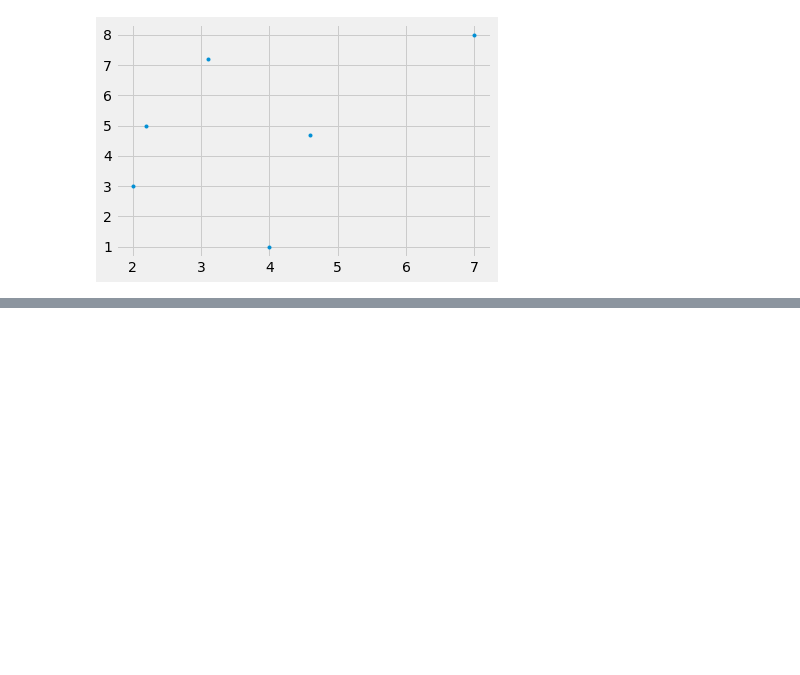
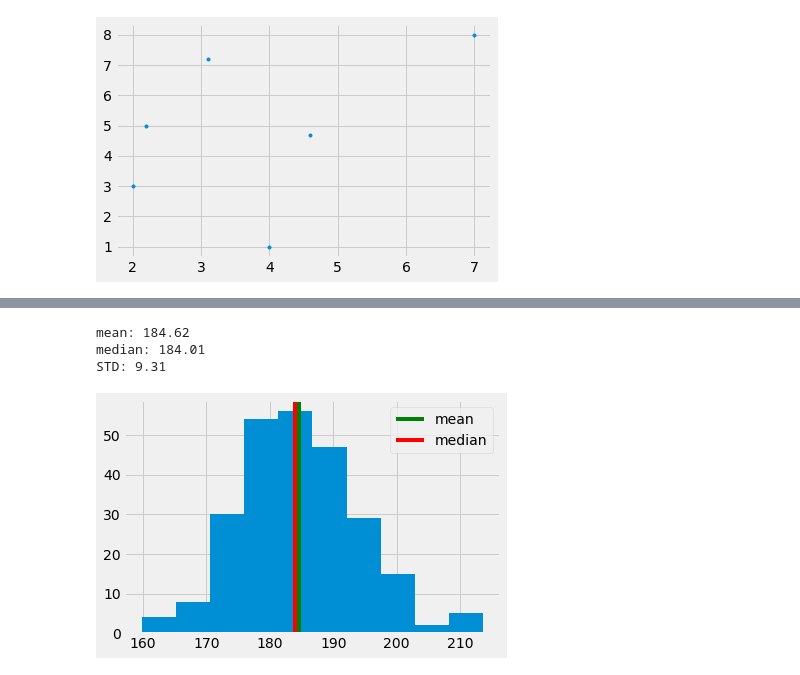
Before and after one commit to lakshman-luq/Statistics-with-Python, a Jupyter notebook: stats_math.ipynb, the cells around one changed output, grey strips where cells are left out. Drawn from its saved outputs; the diff is of its cells as text; code cells hidden in the pictures; blank space fills up the shorter version.

```diff
--- a/stats_math.ipynb
+++ b/stats_math.ipynb
@@ -35,0 +54,14 @@ P-value: 0.05
+# %%
+plt.hist(x1)
+print('mean: {:.2f}'.format(np.mean(x1)))
+print('median: {:.2f}'.format(np.median(x1)))
+print('STD: {:.2f}'.format(np.std(x1)))
+m = plt.axvline(np.mean(x1), color='g', label='mean')
+med = plt.axvline(np.median(x1), color='r', label='median')
+plt.legend(loc='best')
+plt.show()
+# %% [output]
+mean: 184.62
+median: 184.01
+STD: 9.31
+[figure, added]
```
Also changed, not shown: parts of 4 cells of this notebook.
